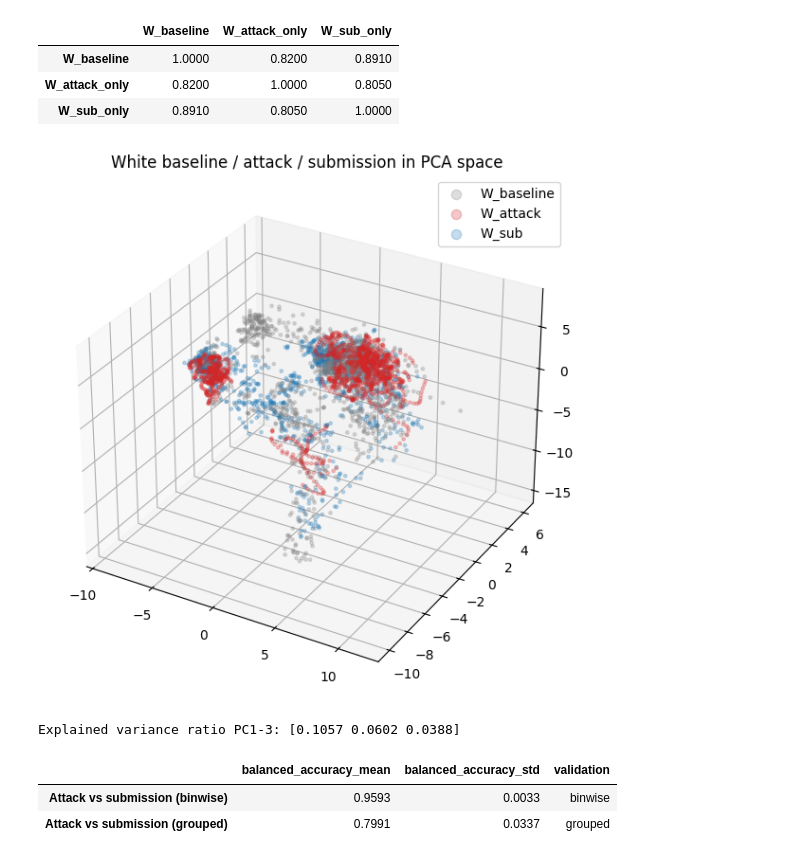
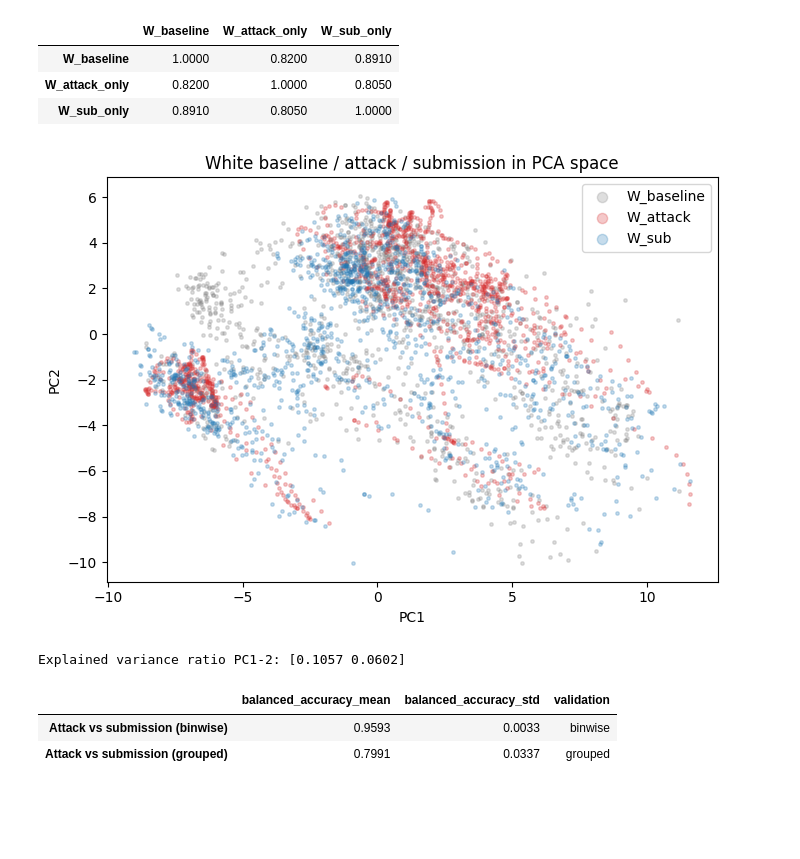
Before and after one commit to AmadeusFake/Neural-dynamics-with-aggressive-behaviors, a Jupyter notebook: population_state_space.ipynb, the cells around one changed output. Saved outputs shown, nothing was run; the diff lists cells and outputs as text; code cells hidden in the pictures; blank space fills up the shorter version.

```diff
--- a/population_state_space.ipynb
+++ b/population_state_space.ipynb
@@ -1140,36 +1182,39 @@ Cosine similarity:
 | W_attack_only | 0.8200 | 1.0000 | 0.8050 |
 | W_sub_only | 0.8910 | 0.8050 | 1.0000 |
 # %%
-# PCA 3-D scatter
+# PCA 2-D scatter
 rng2 = np.random.default_rng(1)
 sn_soc = min(int(white_baseline_social.sum()), int(white_attack_only.sum()),
              int(white_submission_only.sum()), 1300)
 Xs_soc, ys_soc = [], []
 soc_label_map = [("W_baseline", white_baseline_social),
                  ("W_attack",   white_attack_only),
                  ("W_sub",      white_submission_only)]
 for nm, mask in soc_label_map:
     idx  = np.flatnonzero(mask)
     pick = rng2.choice(idx, size=sn_soc, replace=False)
     Xs_soc.append(FRz[:, pick].T); ys_soc.extend([nm] * sn_soc)
 Xs_soc = np.vstack(Xs_soc); ys_soc = np.array(ys_soc)
 
-pca_soc = PCA(n_components=3, random_state=0)
+pca_soc = PCA(n_components=2, random_state=0)
 Zs_soc  = pca_soc.fit_transform(Xs_soc)
 
-fig = plt.figure(figsize=(8, 6))
-ax  = fig.add_subplot(111, projection="3d")
+fig, ax = plt.subplots(figsize=(7, 5))
 soc_cols = {"W_baseline": "tab:gray", "W_attack": "tab:red", "W_sub": "tab:blue"}
 for nm in ["W_baseline", "W_attack", "W_sub"]:
     sel = ys_soc == nm
-    ax.scatter(Zs_soc[sel, 0], Zs_soc[sel, 1], Zs_soc[sel, 2],
+    ax.scatter(Zs_soc[sel, 0], Zs_soc[sel, 1],
                s=6, alpha=0.25, label=nm, c=soc_cols[nm])
+ax.set_xlabel("PC1")
+ax.set_ylabel("PC2")
 ax.set_title("White baseline / attack / submission in PCA space")
-ax.legend(markerscale=3); plt.tight_layout(); plt.show()
-print("Explained variance ratio PC1-3:", np.round(pca_soc.explained_variance_ratio_, 4))
+ax.legend(markerscale=3)
+plt.tight_layout()
+plt.show()
+print("Explained variance ratio PC1-2:", np.round(pca_soc.explained_variance_ratio_, 4))
 # %% [output]
-[figure, old version]
+[figure, new version]
-Explained variance ratio PC1-3: [0.1057 0.0602 0.0388]
+Explained variance ratio PC1-2: [0.1057 0.0602]
 # %%
 # Attack vs submission decoding: binwise + grouped
 X_att_soc = build_state_matrix(FRz, white_attack_only)
```
Also changed, not shown: parts of 6 cells of this notebook, 1 other file.
